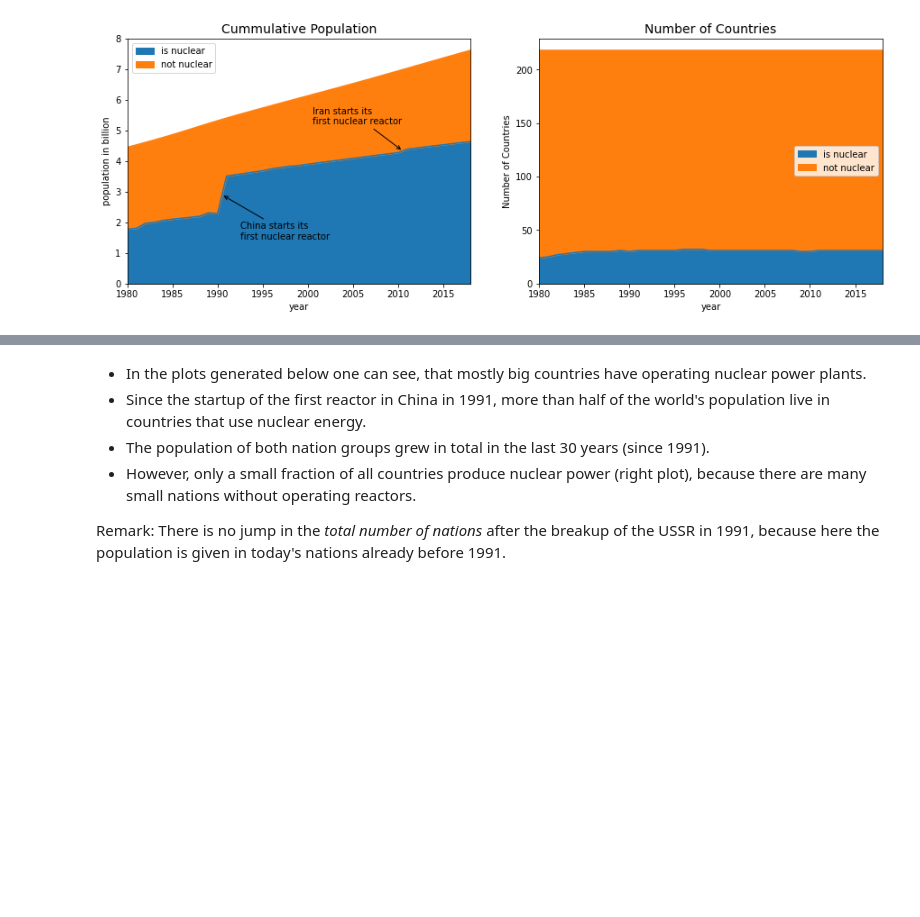
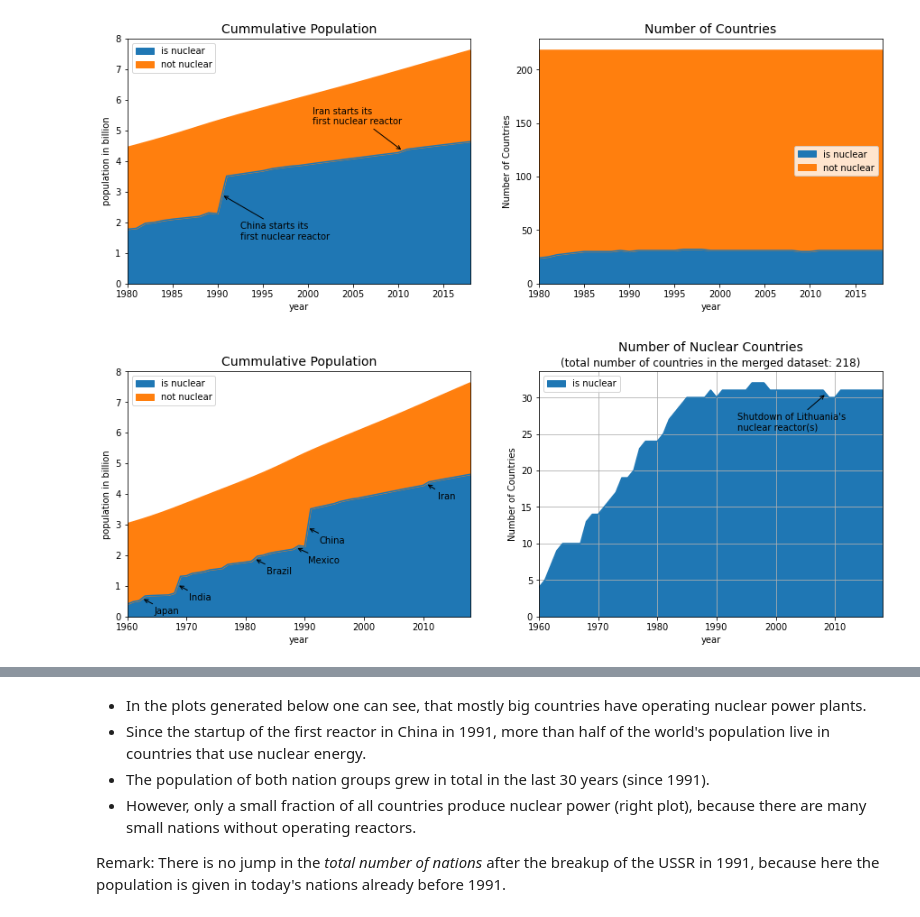
Before and after one commit to e8606876/dopp10, a Jupyter notebook: group_10.ipynb, the cells around one changed output, grey strips where cells are left out. Cells and saved outputs as stored; diff of their text form; code cells hidden in the pictures; blank space fills up the shorter version.

Commit message:
Added Observations of Datasets (Markdown Cell) and a changed plot of population (in q3 section).

```diff
--- a/group_10.ipynb
+++ b/group_10.ipynb
@@ -1013,3 +1020,74 @@ def plot_population_countries():
 plot_population_countries()
 # %% [output]
 [figure]
+# %%
+def plot_population_countries():
+    reactors = load_reactor_numbers()
+    population = resize_emission(load_emission_data()).set_index(['year','country'])['population']
+
+    data = reactors.join(population, how='right').query('year >= 1960')
+    data.iloc[:,:3] = data.iloc[:,:3].fillna(0)
+    data = data.sort_index()
+
+    data['population_in_billion'] = data['population']/1e9  # Convert to billion people
+    data['BOOL'] = (data['operating_reactors']>0)
+    df = pd.DataFrame()
+    df['is nuclear'] = data['population_in_billion'][data['BOOL']].sum(level='year')
+    df['not nuclear'] = data['population_in_billion'][~data['BOOL']].sum(level='year')
+    df = df.sort_index()
+
+    %matplotlib inline
+    fig, ax = plt.subplots(1,2, figsize=[15,5])
+
+    df.plot(kind='area', ax=ax[0])
+    ax[0].set_ylabel('population in billion')
+    ax[0].set_xlim(df.index.min(),df.index.max())
+    ax[0].set_title('Cummulative Population', fontsize=14)
+
+    for ISO in data[data['BOOL']].index.get_level_values('country').drop_duplicates():
+        start_year = data[data['BOOL']].xs(ISO, level='country').index.min()
+        if start_year > data.index.get_level_values('year').min() and population.loc[start_year,ISO]>7.4e7:
+            ycoord = 0.5 * (df.loc[start_year-1,'is nuclear'] + df.loc[start_year,'is nuclear'])
+            ax[0].annotate(text = f"{cc.convert(ISO, src='ISO3', to='short')}",
+                   xy=(start_year-0.5,ycoord),
+                   xytext=(start_year-0.5+2,ycoord-0.5),
+                   ha='left', arrowprops=dict(arrowstyle='->'))
+
+
+    df = pd.DataFrame()
+    df['is nuclear'] = data['BOOL'].sum(level='year')
+    #df['not nuclear'] = (~data['BOOL']).sum(level='year')
+
+    df.plot(kind='area', ax=ax[1])
+    ax[1].grid()
+    ax[1].set_ylabel('Number of Countries')
+    ax[1].set_xlim(df.index.min(),df.index.max())
+    ax[1].set_title('Number of Nuclear Countries\n', fontsize=14)
+    ax[1].annotate(text="(total number of countries in the merged dataset: 218)", xy=(0.5,1.02),
+                   xycoords='axes fraction', fontsize=12, ha="center")
+
+    ycoord = 0.5 * (df.loc[2008,'is nuclear'] + df.loc[2009,'is nuclear'])
+    ax[1].annotate(text = "Shutdown of Lithuania's \nnuclear reactor(s)",
+                   xy=(2008.5,ycoord),
+                   xytext=(2008.5-15,ycoord-5),
+                   ha='left', arrowprops=dict(arrowstyle='->'))
+    plt.show()
+
+    # print countries' years of first startup or last shutdown
+    df = data[data['BOOL']]
+    print("Countries with startup of first or shutdown of last nuclear reactor since 1960:")
+    for year in range(df.index.get_level_values('year').min()+1,2018):
+        prev = df.loc[year-1].index
+        next = df.loc[year+1].index
+        start_countries = df.loc[year].query("country not in @prev").index.to_list()
+        end_countries = df.loc[year].query("country not in @next").index.to_list()
+        print(year)
+        if len(start_countries)!=0:
+            print(f'  start: {start_countries}')
+        if len(end_countries)!=0:
+            print(f'  end:   {end_countries}')
+    return None
+
+plot_population_countries()
+# %% [output]
+[figure, added]
```
Also changed, not shown: parts of 2 cells of this notebook.
